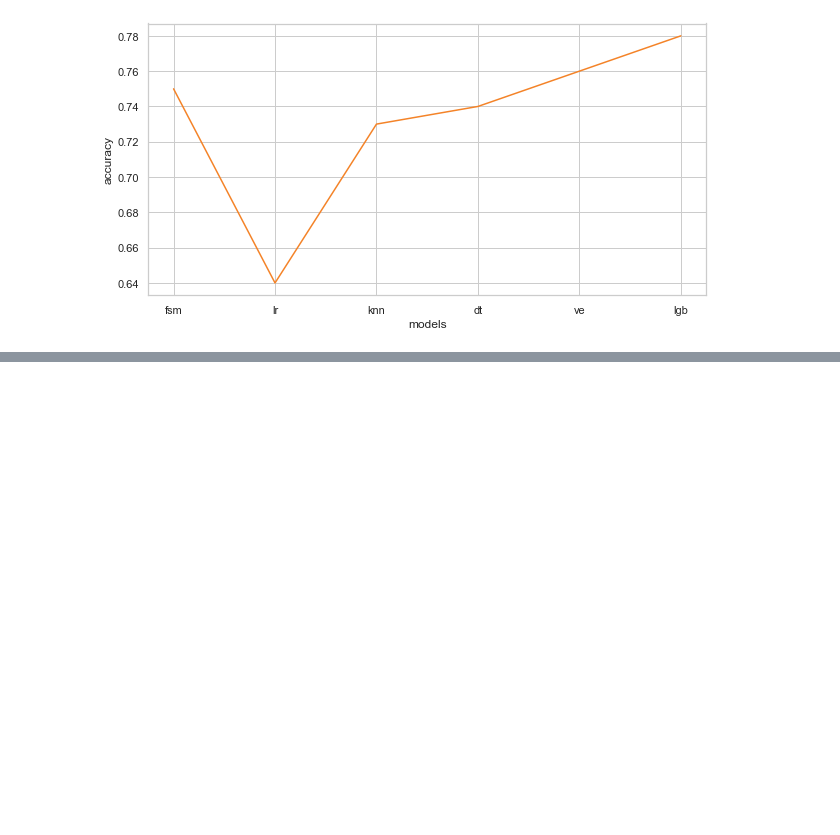
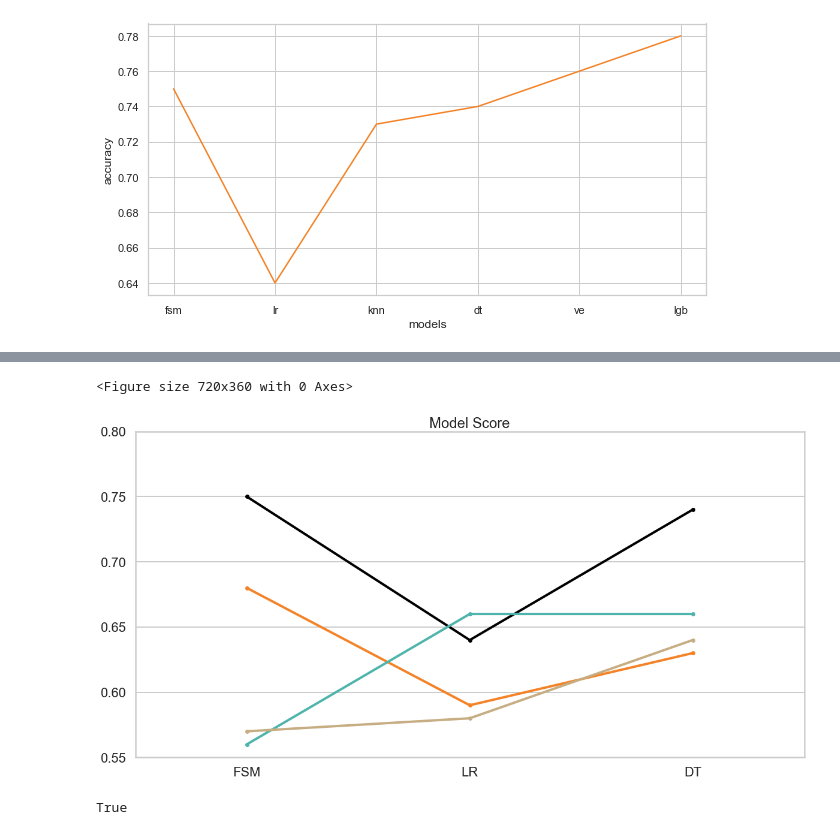
Before and after one commit to awyeh64/Tanzanian_Water_Well_Predictor, a Jupyter notebook: ayeh_eda.ipynb, the cells around one changed output, grey strips where cells are left out. Cells and saved outputs as stored; diff of their text form; code cells hidden in the pictures; blank space fills up the shorter version.

```diff
--- a/ayeh_eda.ipynb
+++ b/ayeh_eda.ipynb
@@ -882,0 +944,6 @@ sns.lineplot(x = 'models', y= 'accuracy', data = ds, color = '#F48328')
+# %%
+plot_model_score(3)
+# %% [output]
+<Figure size 720x360 with 0 Axes>
+[figure, added]
+True
```
Also changed, not shown: parts of 12 cells of this notebook.
